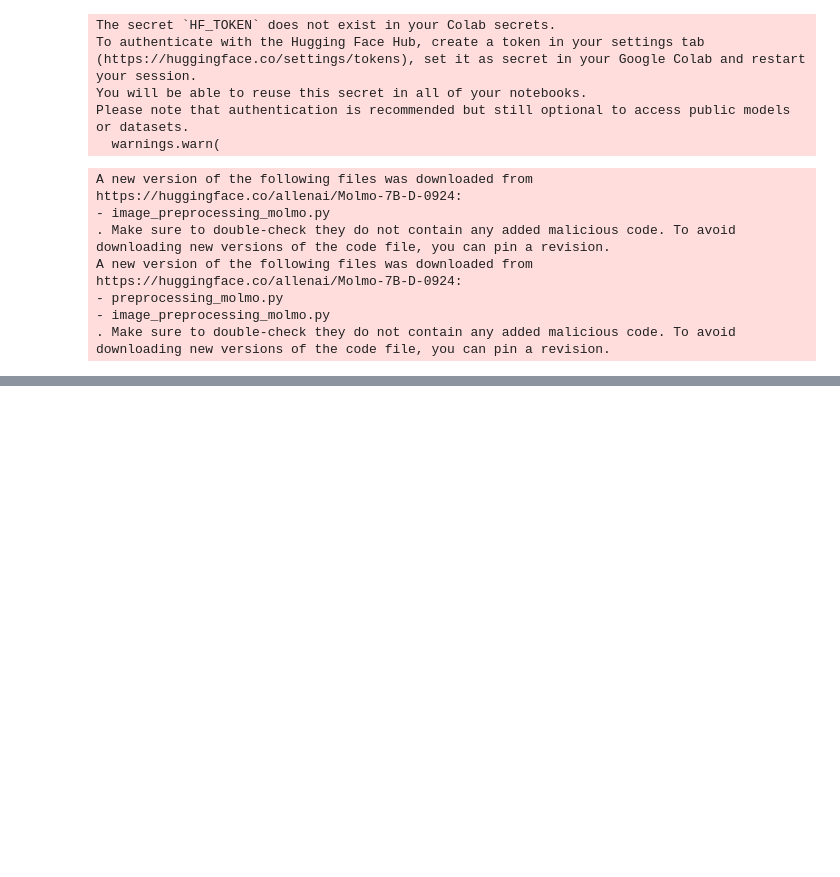
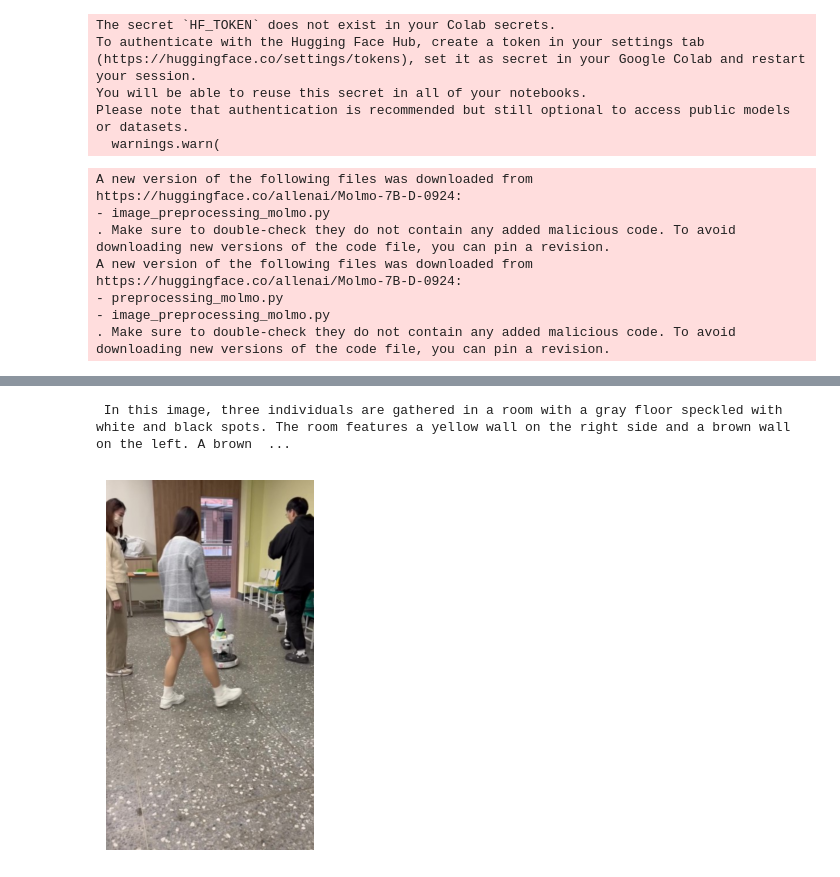
Before and after one commit to TienLungSun/LLM, a Jupyter notebook: Image caption with Molmo-7B.ipynb, the cells around one changed output, grey strips where cells are left out. Cells and saved outputs as stored; diff of their text form; code cells hidden in the pictures; blank space fills up the shorter version.

```diff
--- a/Image caption with Molmo-7B.ipynb
+++ b/Image caption with Molmo-7B.ipynb
@@ -62,6 +61,6 @@ WARNING:accelerate.big_modeling:Some parameters are on the meta device because t
 # %%
 # 打開本地影像檔案 "aaa.jpg"
-image = Image.open("aaa.jpg")
+image = Image.open("2.jpg")
 # %%
 # 處理影像和文字
 inputs = processor.process(
@@ -85,3 +84,12 @@ generated_text = processor.tokenizer.decode(generated_tokens, skip_special_token
 # %%
 # print the generated text
 print(generated_text)
+# %% [output]
+ In this image, three individuals are gathered in a room with a gray floor speckled with white and black spots. The room features a yellow wall on the right side and a brown wall on the left. A brown  ...
+# %%
+import matplotlib.pyplot as plt
+plt.imshow(image)
+plt.axis('off')  # 隱藏座標軸
+plt.show()
+# %% [output]
+[figure, added]
```
Also changed, not shown: parts of 2 cells of this notebook.
